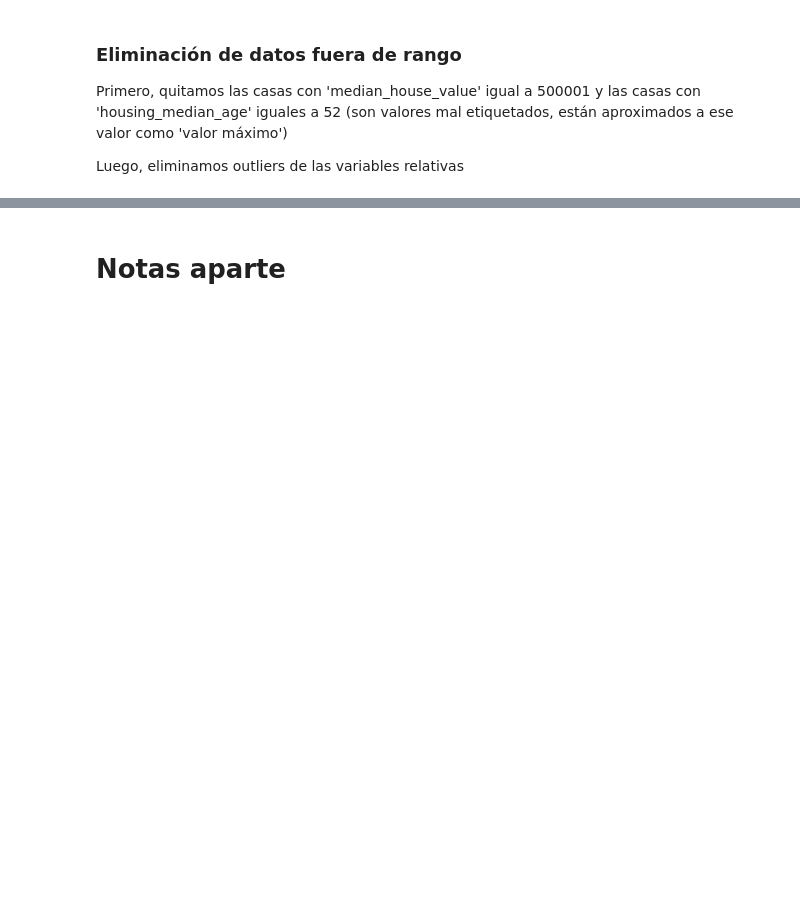
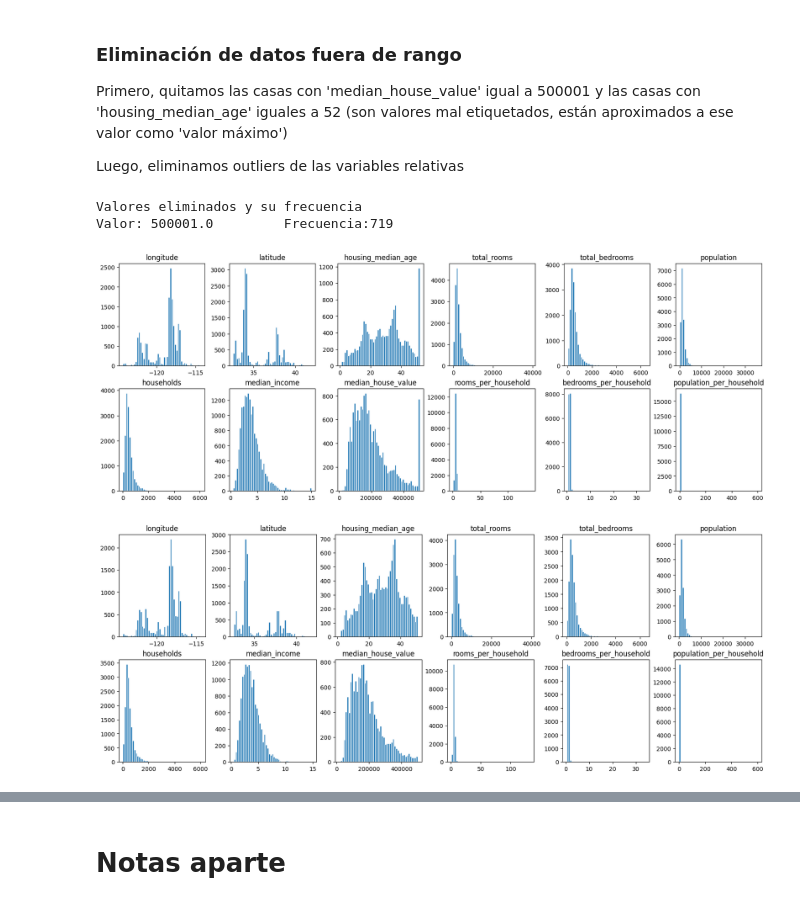
Before and after one commit to i2c-uc3m/IA-Workshop, a Jupyter notebook: California Housing/california-housing.ipynb, the cells around one changed output, grey strips where cells are left out. Saved outputs shown, nothing was run; the diff lists cells and outputs as text; code cells hidden in the pictures; blank space fills up the shorter version.

```diff
--- a/California Housing/california-housing.ipynb
+++ b/California Housing/california-housing.ipynb
@@ -219,0 +256,42 @@ plotBarPlots(data)
+# %%
+# --- Quitamos las casas con 'median_house_value' igual a 500001 y las casas con 'median_house_age' iguales a 52 --
+trainValoresCorregidos = train.copy()
+
+"""
+TO DO: También se puede implementar una función (o buscar un método de pandas) que elimine valores por encima de
+una frecuencia especificada (ej, eliminar todos los valores con frecuencia >= 100)
+"""
+
+# Eliminamos los 'n' datos con una frecuencia alta en la columna 'median_house_value'
+# a partir de un pandas.Series que indica la frecuencia de cada dato
+n = 1  # Eliminar 1, 2, 5, etc. valores (Mínimo uno, ya que las casas de valor 500000.1 están mal etiquetadas)
+dataSeries = trainValoresCorregidos["median_house_value"].value_counts()
+freq = trainValoresCorregidos["median_house_value"].value_counts().values.tolist()
+
+# Como los datos están ordenados de mayor a menor frecuencia por defecto,
+# simplemente eliminamos los primeros 'n' de la lista
+print("Valores eliminados y su frecuencia")
+for i in range(n):
+    frecuencia = freq[i]
+    # El valor con esa frecuencia se encuentra en ese dataSeries de esta manera
+    # Como 'dataSeries[dataSeries == frecuencia]' devuelve otra dataSeries, lo transformamos
+    # a una lista/array y cogemos el primer (y único) elemento
+    valor = dataSeries[dataSeries == frecuencia].index.tolist()[0]
+    # Imprime la frecuencia con la que se repite el valor y dicho valor
+    print(f"Valor: {valor}\t\tFrecuencia:{frecuencia}")
+    # Para eliminar los valores, solo guardamos los valores distintos a 'valor'
+    trainValoresCorregidos = trainValoresCorregidos[
+        trainValoresCorregidos.median_house_value != valor
+    ]
+
+
+trainValoresCorregidos = trainValoresCorregidos[
+    trainValoresCorregidos.housing_median_age != 52
+]
+plotBarPlots(train)
+plotBarPlots(trainValoresCorregidos)
+# %% [output]
+Valores eliminados y su frecuencia
+Valor: 500001.0         Frecuencia:719
+[figure, added]
+[figure, added]
```
Also changed, not shown: parts of 39 cells of this notebook, 1 other file.
